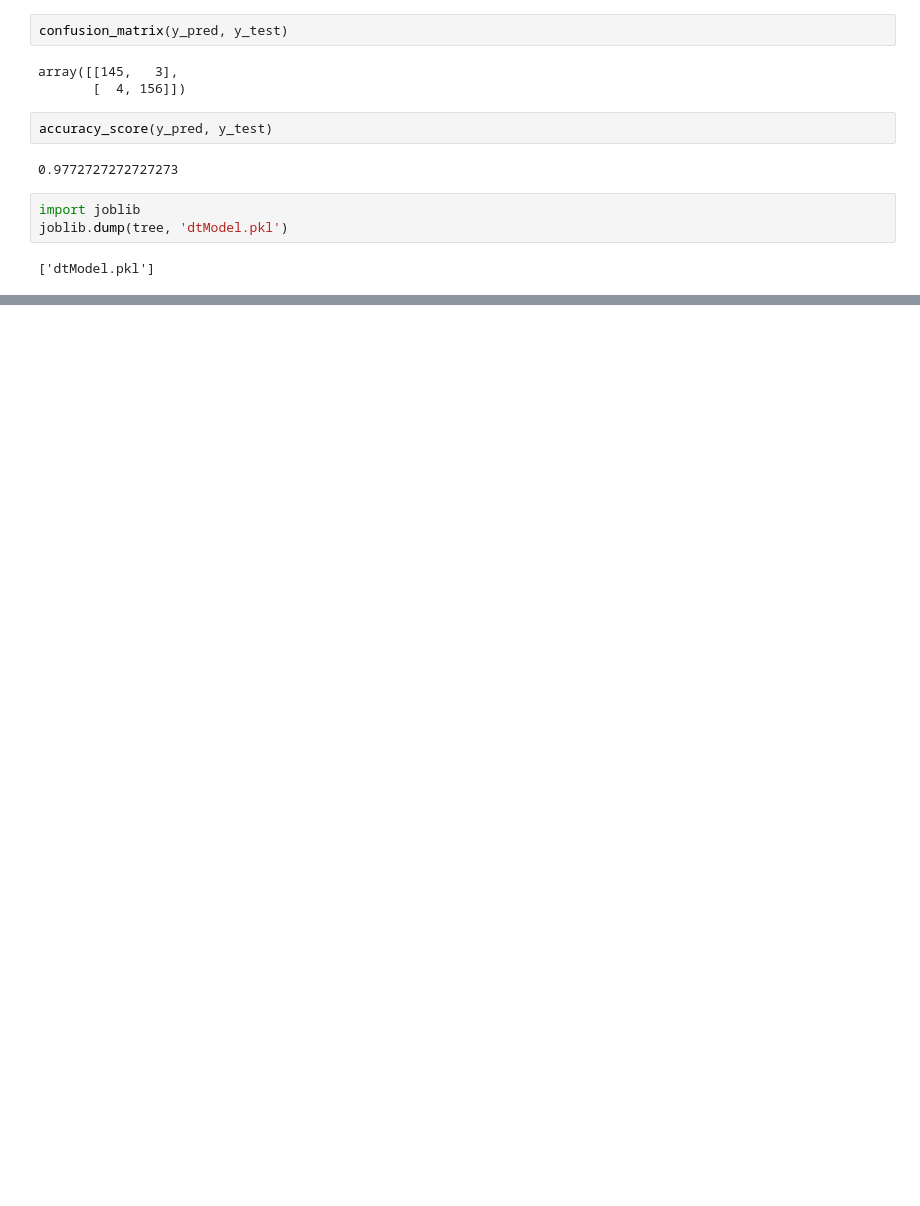
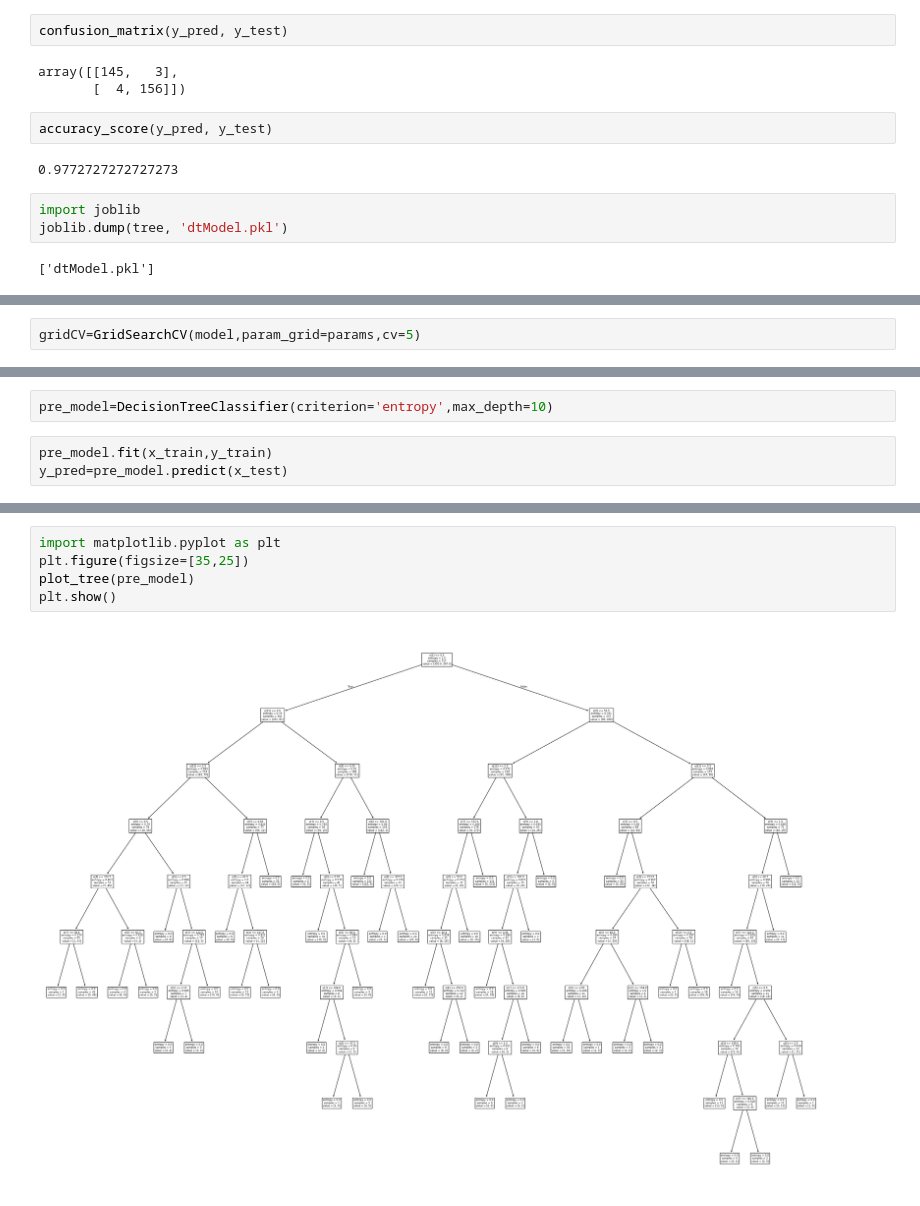
Before and after one commit to mansi2004-dotcom/PYTHONGENAI, a Jupyter notebook: data science/ML/Untitled3.ipynb, the cells around one changed output, grey strips where cells are left out. Saved outputs shown, nothing was run; the diff lists cells and outputs as text; blank space fills up the shorter version.

```diff
--- a/data science/ML/Untitled3.ipynb
+++ b/data science/ML/Untitled3.ipynb
@@ -111,0 +130,2 @@ joblib.dump(tree, 'dtModel.pkl')
+# %%
+gridCV=GridSearchCV(model,param_grid=params,cv=5)
@@ -111,0 +142,5 @@ joblib.dump(tree, 'dtModel.pkl')
+# %%
+pre_model=DecisionTreeClassifier(criterion='entropy',max_depth=10)
+# %%
+pre_model.fit(x_train,y_train)
+y_pred=pre_model.predict(x_test)
@@ -111,0 +151,7 @@ joblib.dump(tree, 'dtModel.pkl')
+# %%
+import matplotlib.pyplot as plt
+plt.figure(figsize=[35,25])
+plot_tree(pre_model)
+plt.show()
+# %% [output]
+[figure, added]
```
Also changed, not shown: parts of 8 cells of this notebook, 20 other files.
